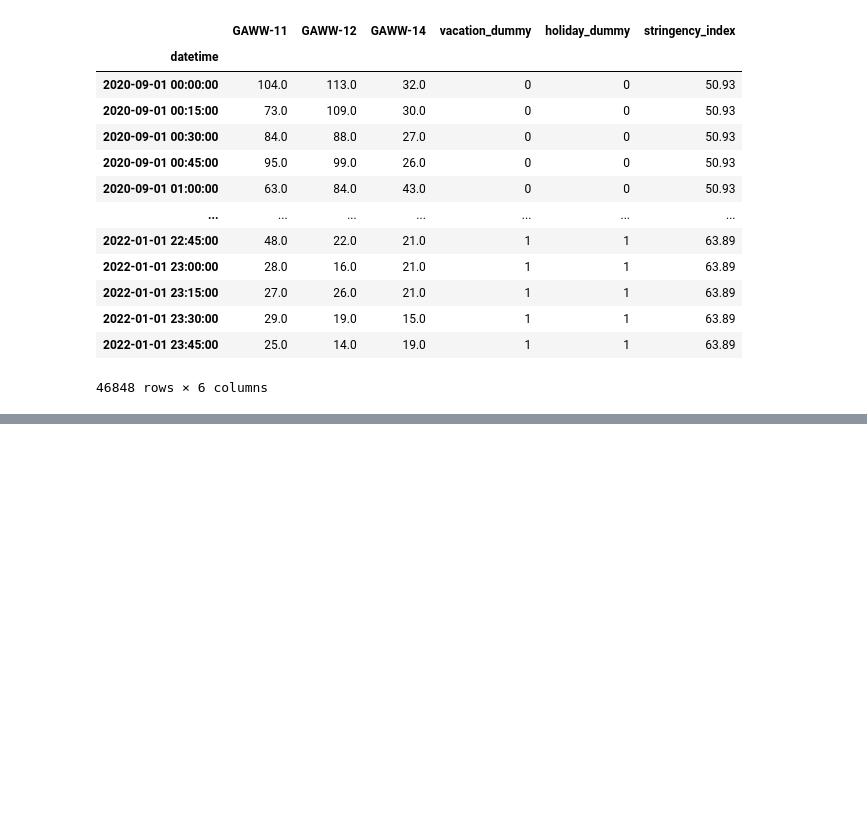
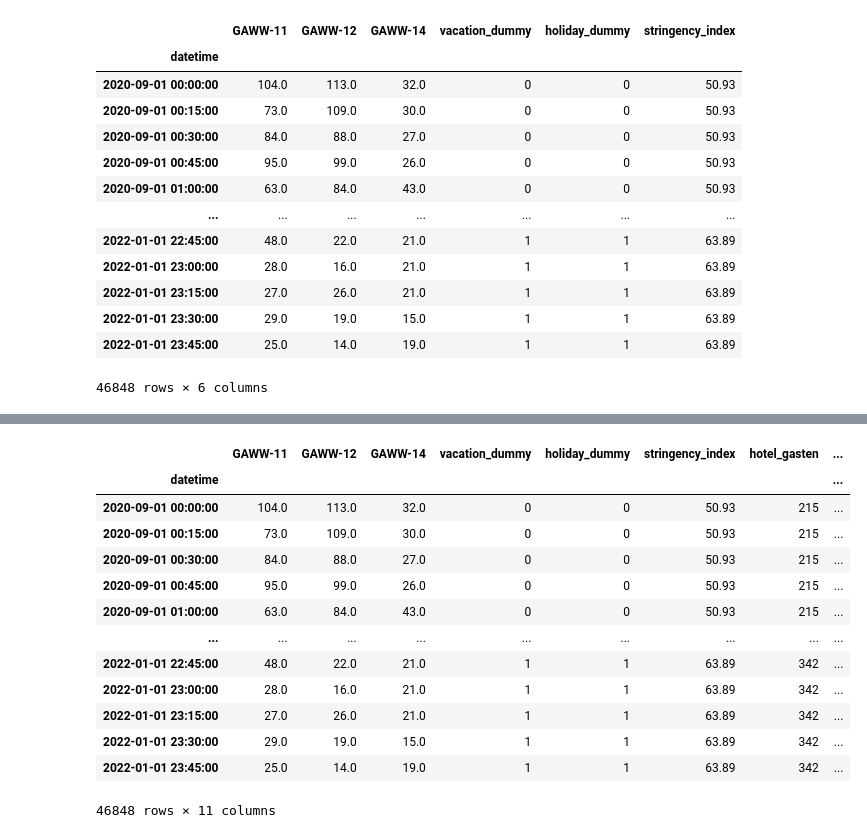
Before and after one commit to PLACE-DS/crowd-prediction, a Jupyter notebook: data_preparation/merge_cmsa_external.ipynb, the cells around one changed output, grey strips where cells are left out. Cells and saved outputs as stored; diff of their text form; code cells hidden in the pictures; blank space fills up the shorter version.

Commit message:
update merged cmsa dataset with external

```diff
--- a/data_preparation/merge_cmsa_external.ipynb
+++ b/data_preparation/merge_cmsa_external.ipynb
@@ -141,0 +135,5 @@ cmsa_df_fill_zero_merged
+# %%
+hotels_airport = hotels_airport.set_index('datetime')
+hotels_airport.index = pd.DatetimeIndex(hotels_airport.index)
+# %%
+hotels_airport = hotels_airport.resample('15min').ffill()
@@ -141,0 +157,3 @@ cmsa_df_fill_zero_merged
+# %%
+hotels_airport = hotels_airport[(hotels_airport.index >= start_date) &
+                                (hotels_airport.index <= end_date)]
@@ -141,0 +177,2 @@ cmsa_df_fill_zero_merged
+# %%
+cmsa_df_filled_merged = pd.concat([cmsa_df_filled_merged, hotels_airport], axis=1)
@@ -141,0 +181,17 @@ cmsa_df_fill_zero_merged
+# %%
+cmsa_df_filled_merged
+# %% [output]
+|  | GAWW-11 | GAWW-12 | GAWW-14 | vacation_dummy | holiday_dummy | stringency_index | hotel_gasten | ... |
+| datetime |  |  |  |  |  |  |  | ... |
+| 2020-09-01 00:00:00 | 104.0 | 113.0 | 32.0 | 0 | 0 | 50.93 | 215 | ... |
+| 2020-09-01 00:15:00 | 73.0 | 109.0 | 30.0 | 0 | 0 | 50.93 | 215 | ... |
+| 2020-09-01 00:30:00 | 84.0 | 88.0 | 27.0 | 0 | 0 | 50.93 | 215 | ... |
+| 2020-09-01 00:45:00 | 95.0 | 99.0 | 26.0 | 0 | 0 | 50.93 | 215 | ... |
+| 2020-09-01 01:00:00 | 63.0 | 84.0 | 43.0 | 0 | 0 | 50.93 | 215 | ... |
+| ... | ... | ... | ... | ... | ... | ... | ... | ... |
+| 2022-01-01 22:45:00 | 48.0 | 22.0 | 21.0 | 1 | 1 | 63.89 | 342 | ... |
+| 2022-01-01 23:00:00 | 28.0 | 16.0 | 21.0 | 1 | 1 | 63.89 | 342 | ... |
+| 2022-01-01 23:15:00 | 27.0 | 26.0 | 21.0 | 1 | 1 | 63.89 | 342 | ... |
+| 2022-01-01 23:30:00 | 29.0 | 19.0 | 15.0 | 1 | 1 | 63.89 | 342 | ... |
+| 2022-01-01 23:45:00 | 25.0 | 14.0 | 19.0 | 1 | 1 | 63.89 | 342 | ... |
+46848 rows × 11 columns
```
Also changed, not shown: parts of 24 cells of this notebook, 2 other files.
